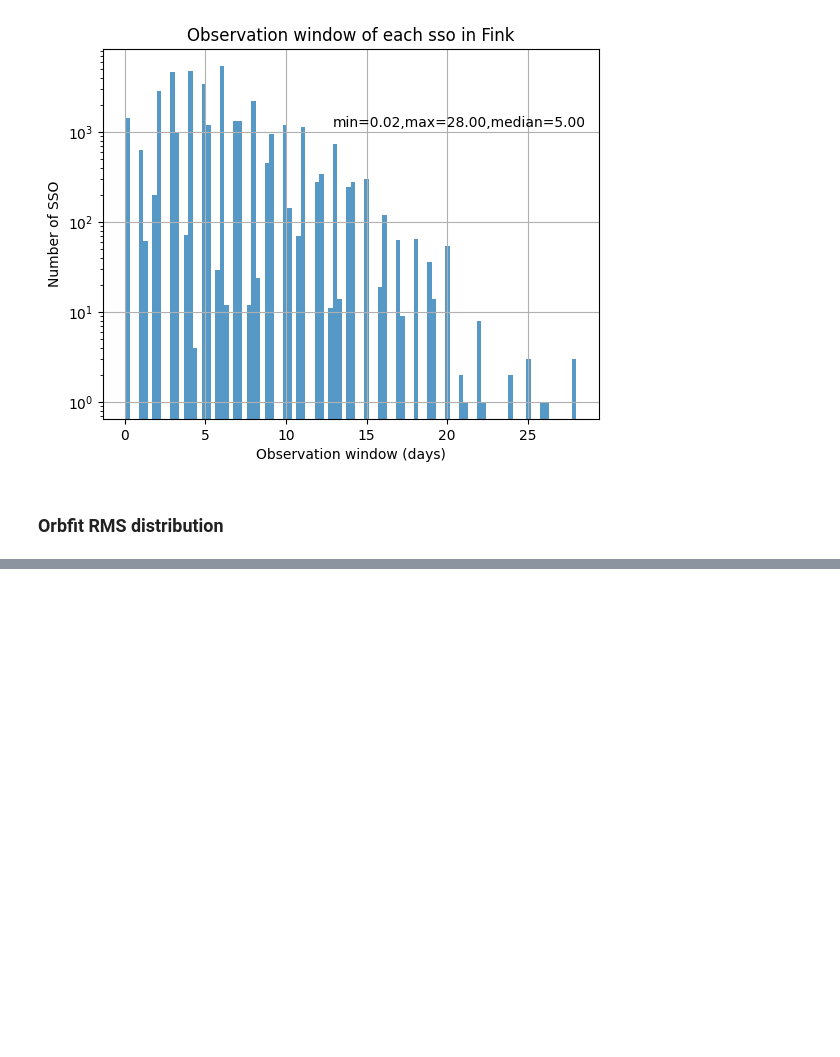
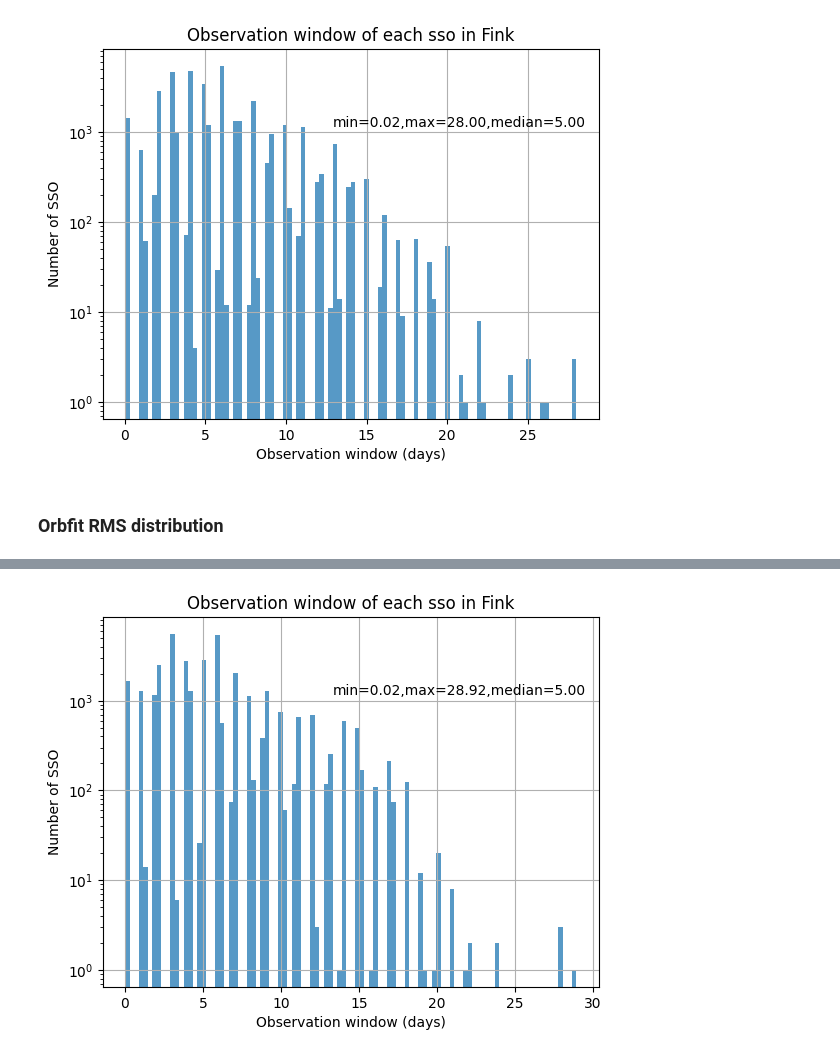
Before and after one commit to FusRoman/fink-fat, a Jupyter notebook: notebook/results_analysis/confirmed_fink_fat.ipynb, the cells around one changed output, grey strips where cells are left out. Saved outputs shown, nothing was run; the diff lists cells and outputs as text; code cells hidden in the pictures; blank space fills up the shorter version.

```diff
--- a/notebook/results_analysis/confirmed_fink_fat.ipynb
+++ b/notebook/results_analysis/confirmed_fink_fat.ipynb
@@ -124,0 +78,4 @@ for rms in ['rms_a', 'rms_e', 'rms_i', 'rms_long. node', 'rms_arg. peric', 'rms_
+# %%
+u.plot_tw_distribution(reconstructed_trajectory_mops)
+# %% [output]
+[figure, added]
```
Also changed, not shown: parts of 29 cells of this notebook, 4 other files.
